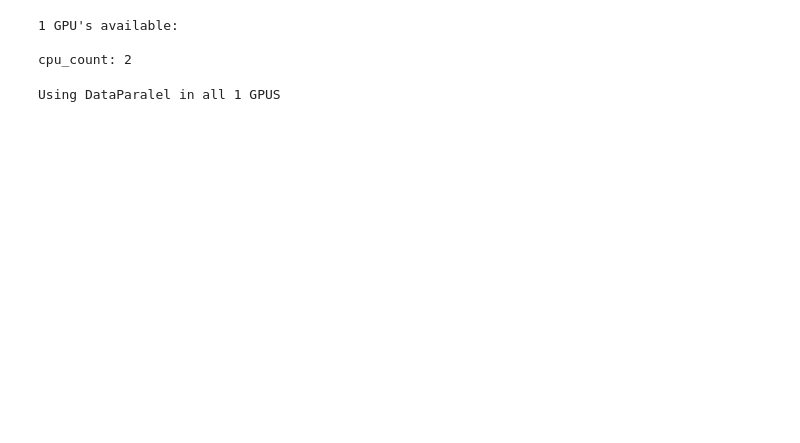
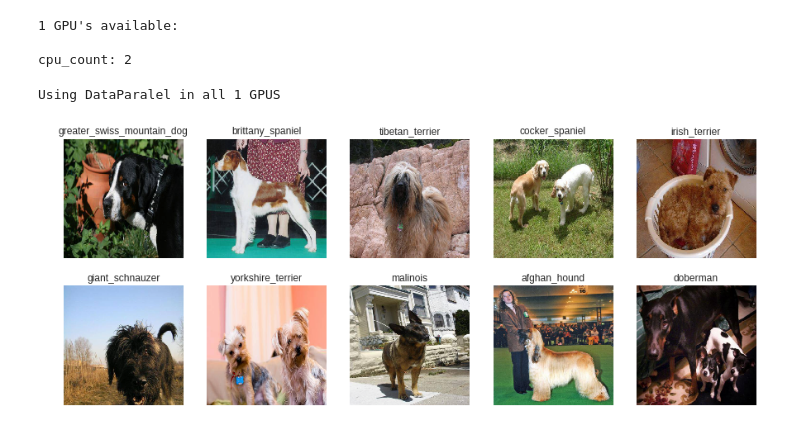
Before and after one commit to RenatoBMLR/Kraggle, a Jupyter notebook: Dog-Breed-Identification/dog_breed_identification.ipynb, the cells around one changed output. Saved outputs shown, nothing was run; the diff lists cells and outputs as text; code cells hidden in the pictures; blank space fills up the shorter version.

Commit message:
created dataset and dataloader to process data

```diff
--- a/Dog-Breed-Identification/dog_breed_identification.ipynb
+++ b/Dog-Breed-Identification/dog_breed_identification.ipynb
@@ -107,0 +153,47 @@ data_transforms = {
+# %%
+from torch.utils.data import DataLoader
+
+
+
+def create_dataLoader(dsets, batch_size,  pin_memory=False, use_shuffle=False):
+    dset_loaders = {}
+
+    shuffle = False
+    for key in dsets.keys():
+        if use_shuffle:
+            if key != 'test':
+                shuffle = True
+            else:
+                shuffle = False
+        dset_loaders[key] = DataLoader(dsets[key], batch_size=batch_size, pin_memory=pin_memory, shuffle = shuffle)
+
+    return dset_loaders
+# %%
+dset_loaders = create_dataLoader(dsets, batch_size, pin_memory=False, use_shuffle= True)
+# %%
+import numpy as np
+
+imagenet_mean = np.array([0.485, 0.456, 0.406])
+imagenet_std  = np.array([0.229, 0.224, 0.225])
+
+def denormalize(image, mean=imagenet_mean, std=imagenet_std):
+    inp = image.transpose((1, 2, 0))  # Channel Last
+    img = std * inp + mean
+    return img
+# %%
+import matplotlib.pyplot as plt
+
+def plot_classes(dset_loaders, path2save = './figures/data.png'):
+    inputs, cls = next(iter(dset_loaders))
+    fig = plt.figure(figsize=(15,6))
+    for i, j in enumerate(range(0,10)):
+        fig.add_subplot(2,5, i+1)
+        img = denormalize(inputs.numpy()[j])
+        img = np.clip(img, 0, 1.0)
+        plt.imshow(img)
+        plt.title('{}'.format(cls[j]))
+        plt.axis('off')
+# %%
+plot_classes(dset_loaders['train'])
+# %% [output]
+[figure, added]
```
Also changed, not shown: parts of 6 cells of this notebook.
